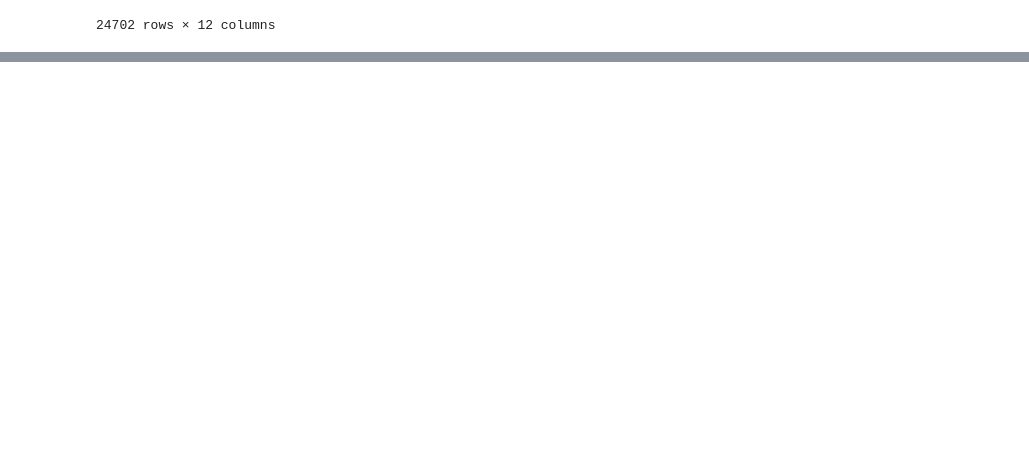
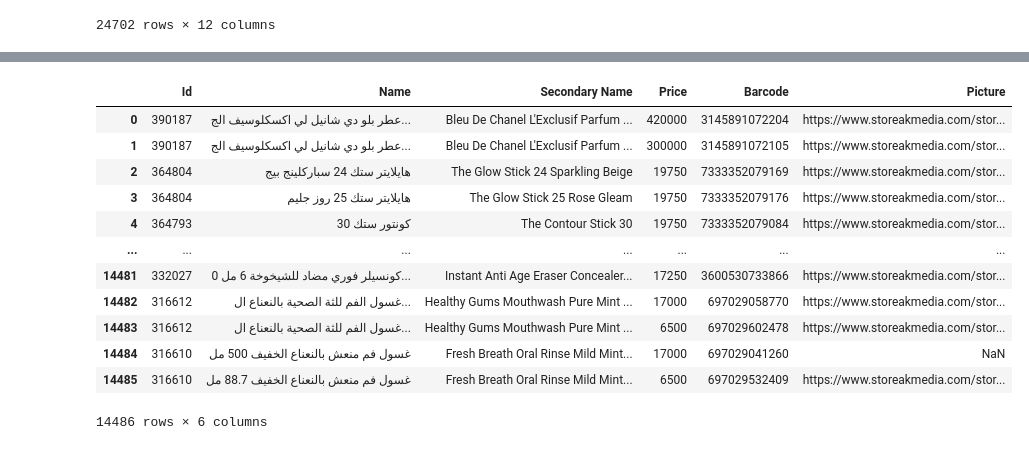
Before and after one commit to Ahmadhumayoun/AdvancePythonClassRepo, a Jupyter notebook: DataAnalasis40.ipynb, the cells around one changed output, grey strips where cells are left out. Drawn from its saved outputs; the diff is of its cells as text; code cells hidden in the pictures; blank space fills up the shorter version.

```diff
--- a/DataAnalasis40.ipynb
+++ b/DataAnalasis40.ipynb
@@ -183,0 +215,16 @@ itemSheet
+# %%
+collectionsSheet
+# %% [output]
+|  | Id | Name | Secondary Name | Price | Barcode | Picture |
+| 0 | 390187 | عطر بلو دي شانيل لي اكسكلوسيف الج... | Bleu De Chanel L'Exclusif Parfum ... | 420000 | 3145891072204 | https://www.storeakmedia.com/stor... |
+| 1 | 390187 | عطر بلو دي شانيل لي اكسكلوسيف الج... | Bleu De Chanel L'Exclusif Parfum ... | 300000 | 3145891072105 | https://www.storeakmedia.com/stor... |
+| 2 | 364804 | هايلايتر ستك 24 سباركلينج بيج | The Glow Stick 24 Sparkling Beige | 19750 | 7333352079169 | https://www.storeakmedia.com/stor... |
+| 3 | 364804 | هايلايتر ستك 25 روز جليم | The Glow Stick 25 Rose Gleam | 19750 | 7333352079176 | https://www.storeakmedia.com/stor... |
+| 4 | 364793 | كونتور ستك 30 | The Contour Stick 30 | 19750 | 7333352079084 | https://www.storeakmedia.com/stor... |
+| ... | ... | ... | ... | ... | ... | ... |
+| 14481 | 332027 | كونسيلر فوري مضاد للشيخوخة 6 مل 0... | Instant Anti Age Eraser Concealer... | 17250 | 3600530733866 | https://www.storeakmedia.com/stor... |
+| 14482 | 316612 | غسول الفم للثة الصحية بالنعناع ال... | Healthy Gums Mouthwash Pure Mint ... | 17000 | 697029058770 | https://www.storeakmedia.com/stor... |
+| 14483 | 316612 | غسول الفم للثة الصحية بالنعناع ال... | Healthy Gums Mouthwash Pure Mint ... | 6500 | 697029602478 | https://www.storeakmedia.com/stor... |
+| 14484 | 316610 | غسول فم منعش بالنعناع الخفيف 500 مل | Fresh Breath Oral Rinse Mild Mint... | 17000 | 697029041260 | NaN |
+| 14485 | 316610 | غسول فم منعش بالنعناع الخفيف 88.7 مل | Fresh Breath Oral Rinse Mild Mint... | 6500 | 697029532409 | https://www.storeakmedia.com/stor... |
+14486 rows × 6 columns
```
Also changed, not shown: parts of 9 cells of this notebook, 1 other file.
